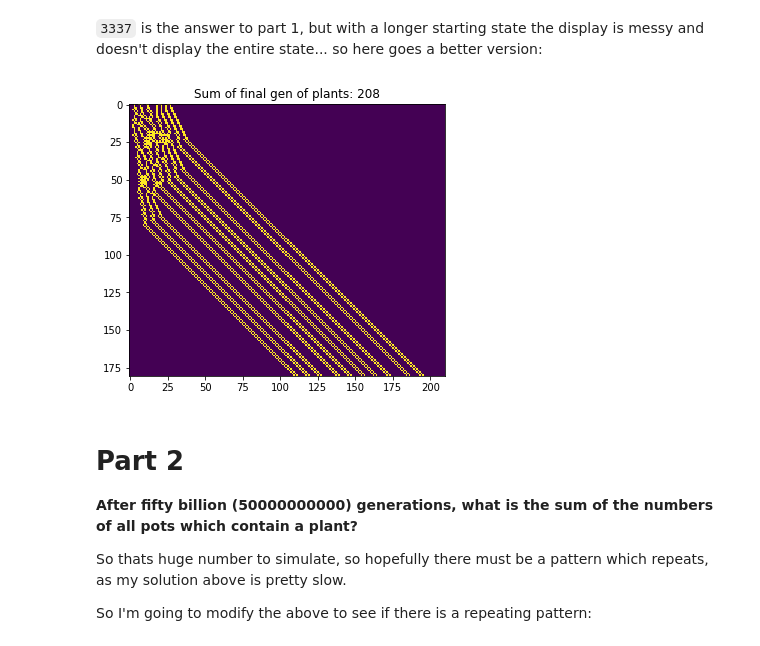
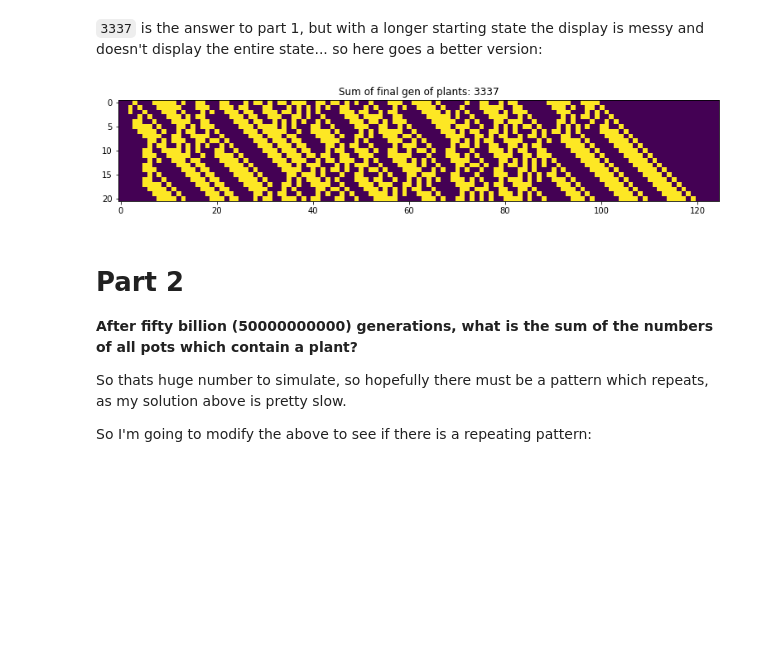
Before and after one commit to khalido/adventofcode, a Jupyter notebook: advent2018/Day 12 Subterranean Sustainability.ipynb, the cells around one changed output. Drawn from its saved outputs; the diff is of its cells as text; code cells hidden in the pictures; blank space fills up the shorter version.

```diff
--- a/advent2018/Day 12 Subterranean Sustainability.ipynb
+++ b/advent2018/Day 12 Subterranean Sustainability.ipynb
@@ -230,22 +230,23 @@ grid = sim(start, rules, cycles=20, show=True)
 # %%
 def show(states, ax=None):
     """takes in a list of states and shows it visually"""
     grid = [[c == "#" for c in k] for k in states]
 
     if ax is None:
         fig, ax = plt.subplots(figsize=(13,5))
     ax.set_title(f"test")
     ax.imshow(grid) # cmap=plt.get_cmap("RdBu")
 
     bbox_props = dict(boxstyle="round,pad=0", fc="black", ec="white", lw=0)
     #for i, state in enumerate(states):
     #    plants = sum([i-3 for i, plant in enumerate(state) if plant == "#"])
     #    ax.annotate(str(plants), (0.1,i+0.5), size=9, color="white", bbox=bbox_props)
+    plants = sum([i-3 for i, plant in enumerate(states[-1]) if plant == "#"])
     ax.set_title(f"Sum of final gen of plants: {plants}")
 
 show(grid)
 # %% [output]
-[figure, old version]
+[figure, new version]
 # %% [markdown]
 # Part 2
 
```
Also changed, not shown: parts of 6 cells of this notebook, 10 other files.
